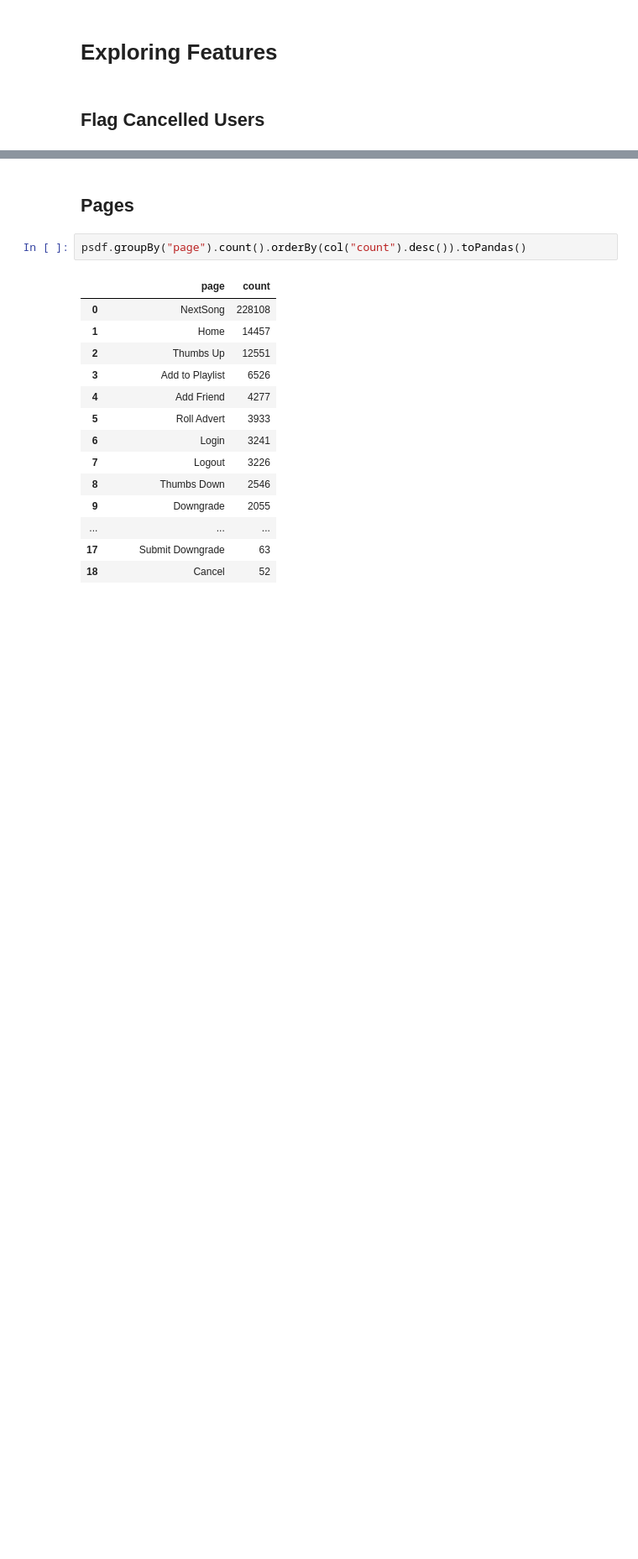
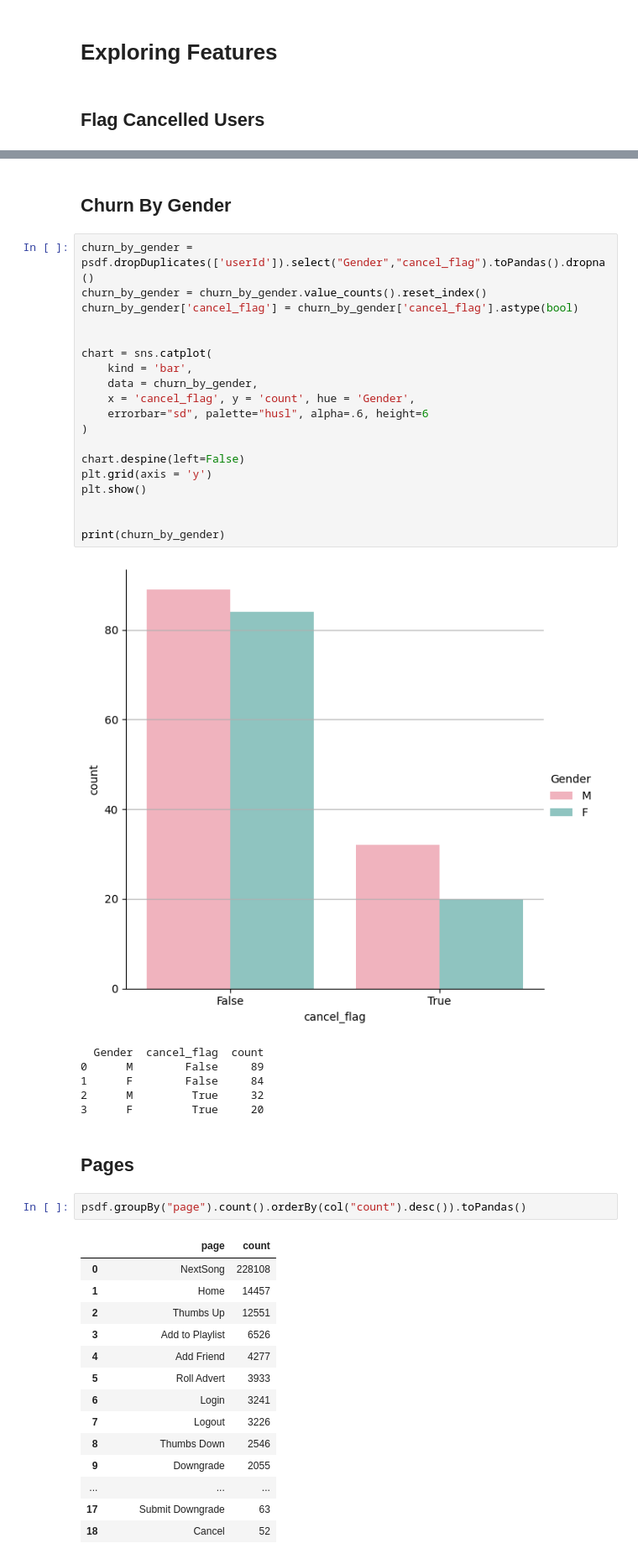
Before and after one commit to fletcherjacob/churn_project, a Jupyter notebook: spotify_churn.ipynb, the cells around one changed output, grey strips where cells are left out. Shown: that part at 84% size. Drawn from its saved outputs; the diff is of its cells as text; blank space fills up the shorter version.

```diff
--- a/spotify_churn.ipynb
+++ b/spotify_churn.ipynb
@@ -337,3 +361,31 @@ psdf.filter(col("cancel_flag") == 1).groupBy("userId").count().count()
+# %% [markdown]
+## Churn By Gender
+# %%
+churn_by_gender = psdf.dropDuplicates(['userId']).select("Gender","cancel_flag").toPandas().dropna()
+churn_by_gender = churn_by_gender.value_counts().reset_index()
+churn_by_gender['cancel_flag'] = churn_by_gender['cancel_flag'].astype(bool)
+
+
+chart = sns.catplot(
+    kind = 'bar',
+    data = churn_by_gender,
+    x = 'cancel_flag', y = 'count', hue = 'Gender',
+    errorbar="sd", palette="husl", alpha=.6, height=6
+)
+
+chart.despine(left=False)
+plt.grid(axis = 'y')
+plt.show()
+
+
+print(churn_by_gender)
+# %% [output]
+[figure, added]
+  Gender  cancel_flag  count
+0      M        False     89
+1      F        False     84
+2      M         True     32
+3      F         True     20
 # %% [markdown]
 ## Pages
 # %%
```
Also changed, not shown: parts of 9 cells of this notebook.
